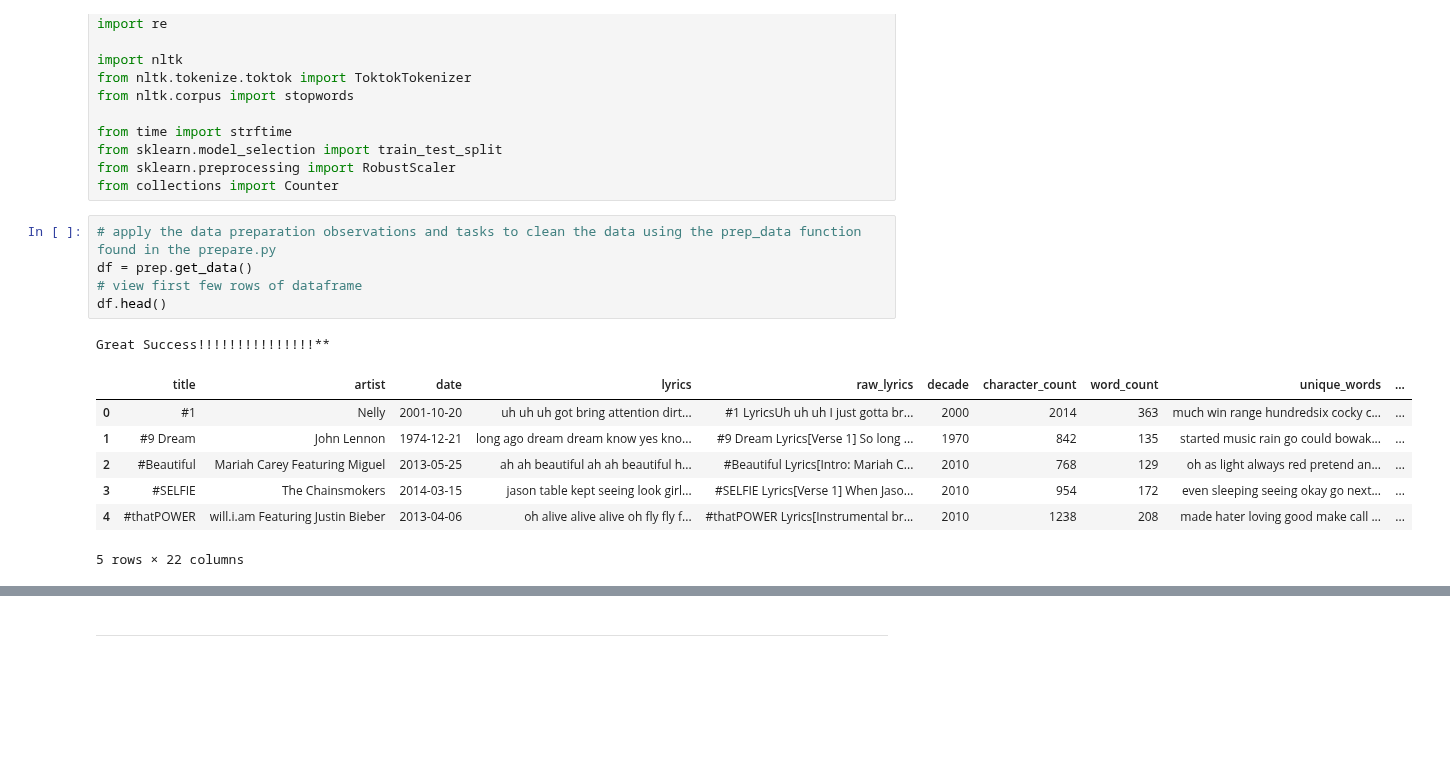
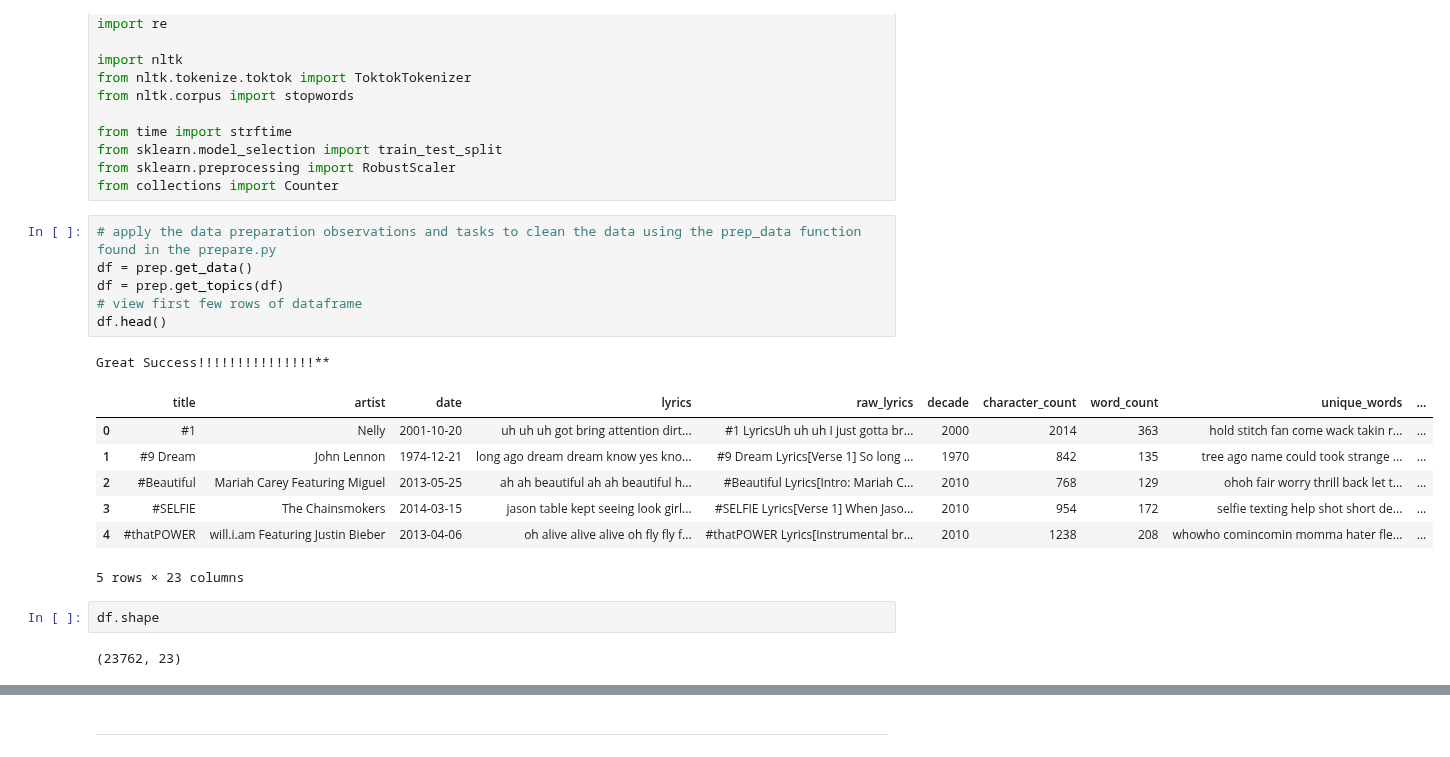
Before and after one commit to CBRJ-Lyrical-Metrics/lyrical-evolution-capstone, a Jupyter notebook: Drafts/draft_report.ipynb, the cells around one changed output, grey strips where cells are left out. Cells and saved outputs as stored; diff of their text form; blank space fills up the shorter version.

```diff
--- a/Drafts/draft_report.ipynb
+++ b/Drafts/draft_report.ipynb
@@ -186,14 +186,19 @@ from collections import Counter
 # %%
 # apply the data preparation observations and tasks to clean the data using the prep_data function found in the prepare.py
 df = prep.get_data()
+df = prep.get_topics(df)
 # view first few rows of dataframe
 df.head()
 # %% [output]
 Great Success!!!!!!!!!!!!!!!**
 |  | title | artist | date | lyrics | raw_lyrics | decade | character_count | word_count | unique_words | ... |
-| 0 | #1 | Nelly | 2001-10-20 | uh uh uh got bring attention dirt... | #1 LyricsUh uh uh I just gotta br... | 2000 | 2014 | 363 | much win range hundredsix cocky c... | ... |
-| 1 | #9 Dream | John Lennon | 1974-12-21 | long ago dream dream know yes kno... | #9 Dream Lyrics[Verse 1] So long ... | 1970 | 842 | 135 | started music rain go could bowak... | ... |
-| 2 | #Beautiful | Mariah Carey Featuring Miguel | 2013-05-25 | ah ah beautiful ah ah beautiful h... | #Beautiful Lyrics[Intro: Mariah C... | 2010 | 768 | 129 | oh as light always red pretend an... | ... |
-| 3 | #SELFIE | The Chainsmokers | 2014-03-15 | jason table kept seeing look girl... | #SELFIE Lyrics[Verse 1] When Jaso... | 2010 | 954 | 172 | even sleeping seeing okay go next... | ... |
-| 4 | #thatPOWER | will.i.am Featuring Justin Bieber | 2013-04-06 | oh alive alive alive oh fly fly f... | #thatPOWER Lyrics[Instrumental br... | 2010 | 1238 | 208 | made hater loving good make call ... | ... |
+| 0 | #1 | Nelly | 2001-10-20 | uh uh uh got bring attention dirt... | #1 LyricsUh uh uh I just gotta br... | 2000 | 2014 | 363 | hold stitch fan come wack takin r... | ... |
+| 1 | #9 Dream | John Lennon | 1974-12-21 | long ago dream dream know yes kno... | #9 Dream Lyrics[Verse 1] So long ... | 1970 | 842 | 135 | tree ago name could took strange ... | ... |
+| 2 | #Beautiful | Mariah Carey Featuring Miguel | 2013-05-25 | ah ah beautiful ah ah beautiful h... | #Beautiful Lyrics[Intro: Mariah C... | 2010 | 768 | 129 | ohoh fair worry thrill back let t... | ... |
+| 3 | #SELFIE | The Chainsmokers | 2014-03-15 | jason table kept seeing look girl... | #SELFIE Lyrics[Verse 1] When Jaso... | 2010 | 954 | 172 | selfie texting help shot short de... | ... |
+| 4 | #thatPOWER | will.i.am Featuring Justin Bieber | 2013-04-06 | oh alive alive alive oh fly fly f... | #thatPOWER Lyrics[Instrumental br... | 2010 | 1238 | 208 | whowho comincomin momma hater fle... | ... |
-5 rows × 22 columns
+5 rows × 23 columns
+# %%
+df.shape
+# %% [output]
+(23762, 23)
```
Also changed, not shown: parts of 34 cells of this notebook.
